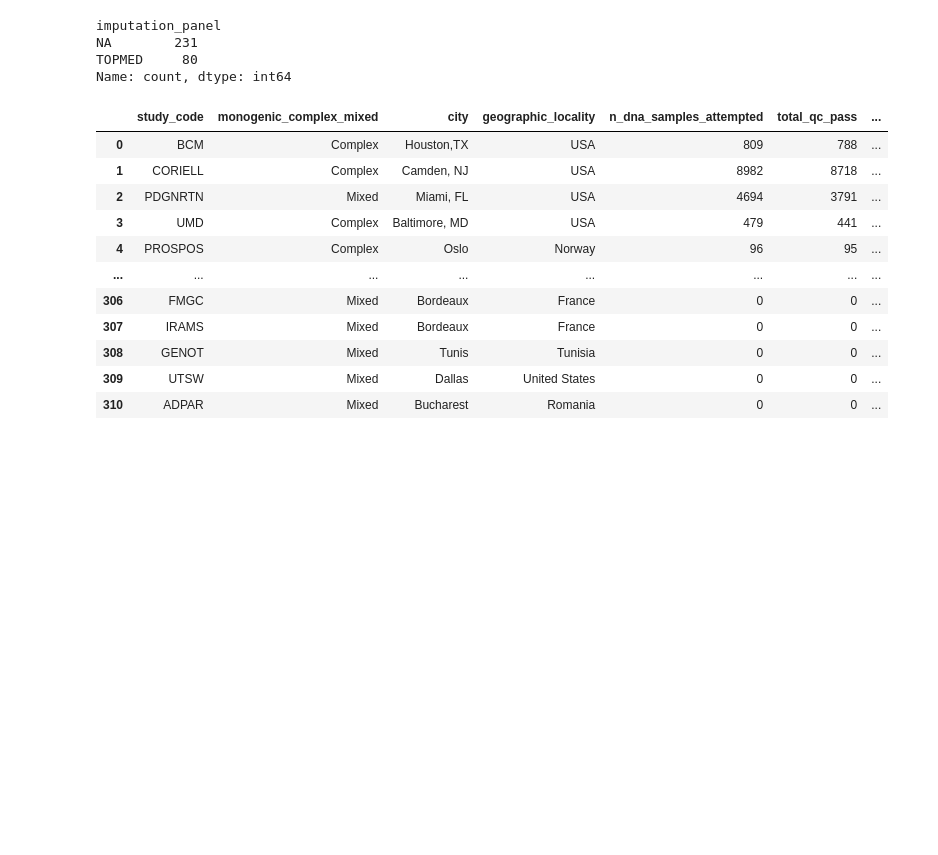
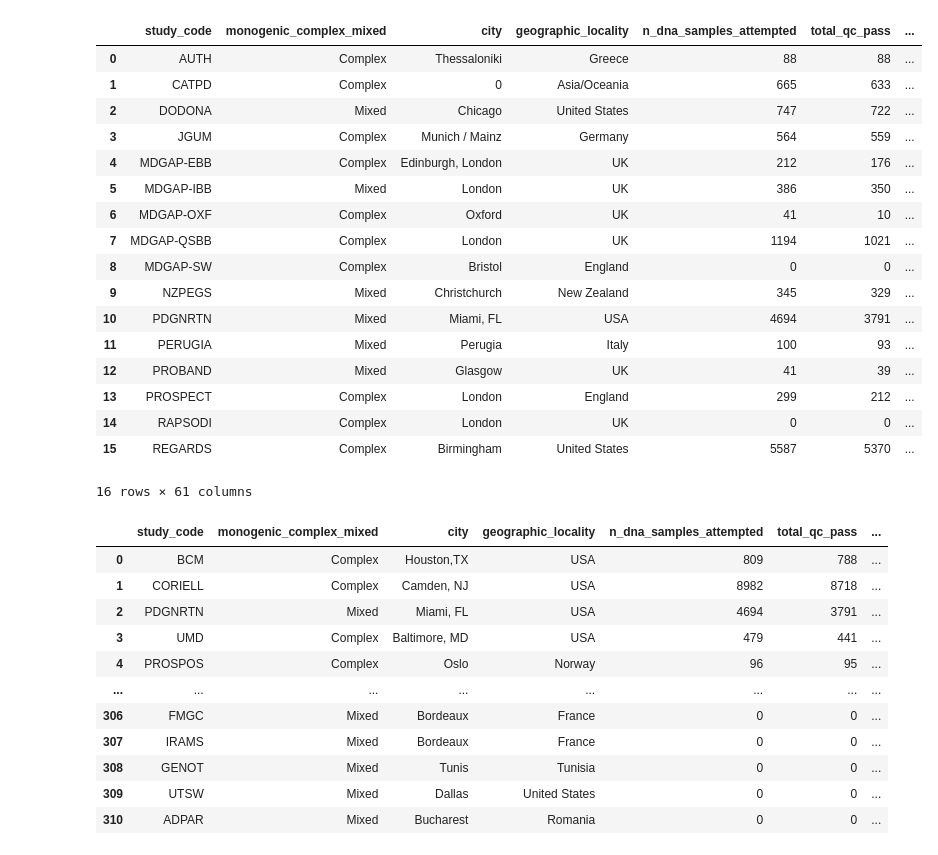
Before and after one commit to dvitale199/GenoTracker, a Jupyter notebook: data_proc.ipynb, the cells around one changed output. Cells and saved outputs as stored; diff of their text form; code cells hidden in the pictures; blank space fills up the shorter version.

Commit message:
fixing cohort ids

```diff
--- a/data_proc.ipynb
+++ b/data_proc.ipynb
@@ -103,13 +507,29 @@ numeric_columns = [
 
 df_out[numeric_columns] = df_out[numeric_columns].astype(int)
 df_out.to_csv('data/genotracker_clean.csv', index=False)
-# %%
-df_out.imputation_panel.value_counts()
-# %% [output]
-imputation_panel
-NA        231
-TOPMED     80
-Name: count, dtype: int64
+# %%
+ancestry_df = pd.read_csv('data/FEB_2024_cohort_ancestry_phenotype.csv')
+ancestry_df.rename(columns={'Cohort':'study_code'}, inplace=True)
+df_out.merge(ancestry_df, on='study_code', how='right')
+# %% [output]
+|  | study_code | monogenic_complex_mixed | city | geographic_locality | n_dna_samples_attempted | total_qc_pass | ... |
+| 0 | AUTH | Complex | Thessaloniki | Greece | 88 | 88 | ... |
+| 1 | CATPD | Complex | 0 | Asia/Oceania | 665 | 633 | ... |
+| 2 | DODONA | Mixed | Chicago | United States | 747 | 722 | ... |
+| 3 | JGUM | Complex | Munich / Mainz | Germany | 564 | 559 | ... |
+| 4 | MDGAP-EBB | Complex | Edinburgh, London | UK | 212 | 176 | ... |
+| 5 | MDGAP-IBB | Mixed | London | UK | 386 | 350 | ... |
+| 6 | MDGAP-OXF | Complex | Oxford | UK | 41 | 10 | ... |
+| 7 | MDGAP-QSBB | Complex | London | UK | 1194 | 1021 | ... |
+| 8 | MDGAP-SW | Complex | Bristol | England | 0 | 0 | ... |
+| 9 | NZPEGS | Mixed | Christchurch | New Zealand | 345 | 329 | ... |
+| 10 | PDGNRTN | Mixed | Miami, FL | USA | 4694 | 3791 | ... |
+| 11 | PERUGIA | Mixed | Perugia | Italy | 100 | 93 | ... |
+| 12 | PROBAND | Mixed | Glasgow | UK | 41 | 39 | ... |
+| 13 | PROSPECT | Complex | London | England | 299 | 212 | ... |
+| 14 | RAPSODI | Complex | London | UK | 0 | 0 | ... |
+| 15 | REGARDS | Complex | Birmingham | United States | 5587 | 5370 | ... |
+16 rows × 61 columns
 # %%
 df_out
 # %% [output]
```
Also changed, not shown: parts of 14 cells of this notebook, 2 other files.
